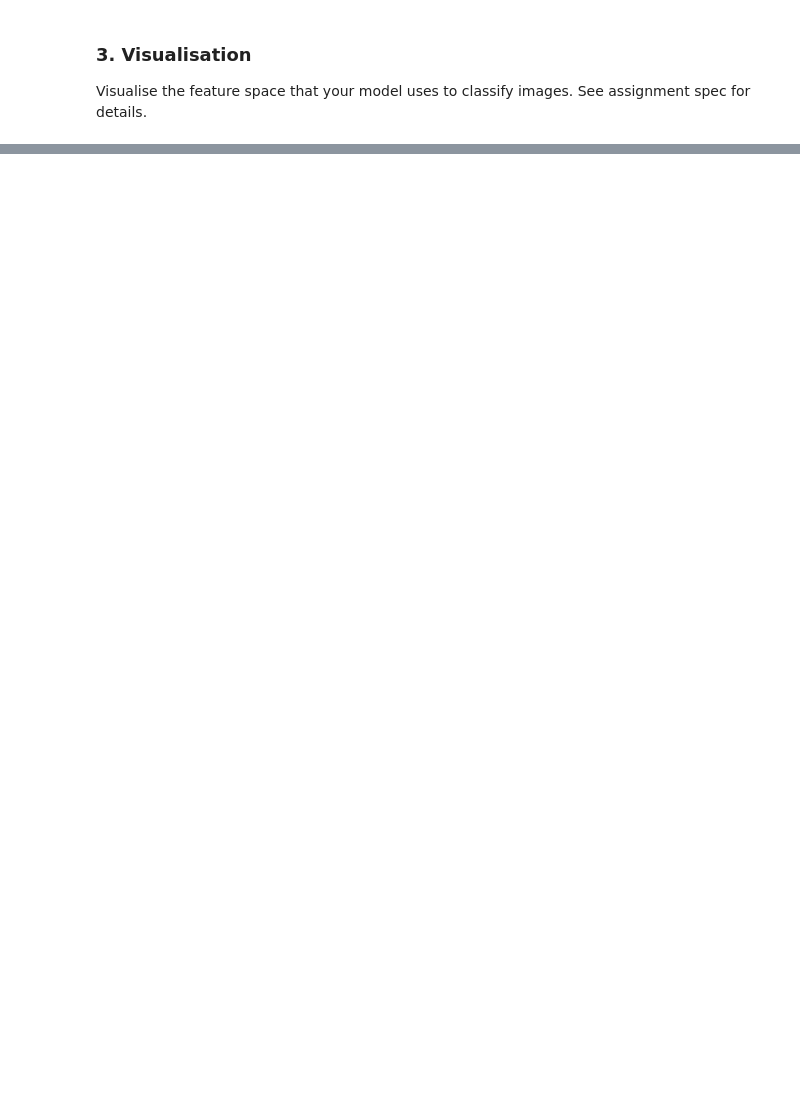
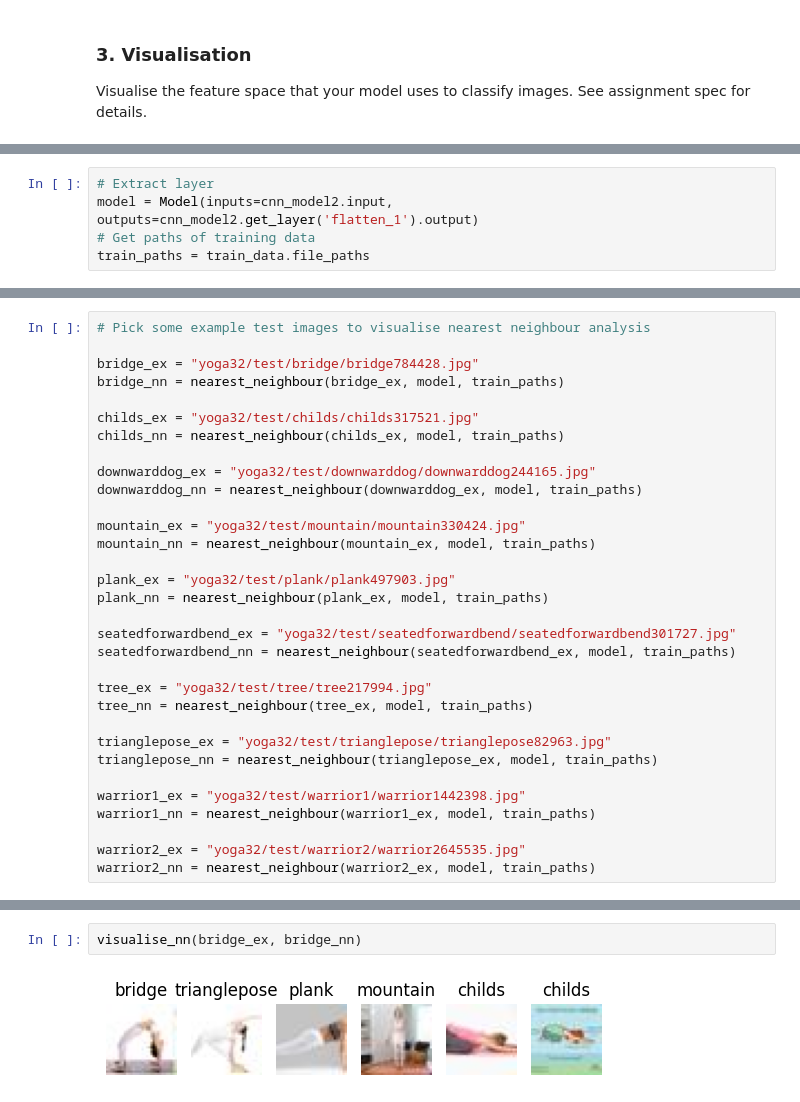
Before and after one commit to LOOP115/Image_Classification_CNN, a Jupyter notebook: code.ipynb, the cells around one changed output, grey strips where cells are left out. Cells and saved outputs as stored; diff of their text form; blank space fills up the shorter version.

```diff
--- a/code.ipynb
+++ b/code.ipynb
@@ -266,0 +282,5 @@ Visualise the feature space that your model uses to classify images. See assignm
+# %%
+# Extract layer
+model = Model(inputs=cnn_model2.input, outputs=cnn_model2.get_layer('flatten_1').output)
+# Get paths of training data
+train_paths = train_data.file_paths
@@ -266,0 +318,32 @@ Visualise the feature space that your model uses to classify images. See assignm
+# %%
+# Pick some example test images to visualise nearest neighbour analysis
+
+bridge_ex = "yoga32/test/bridge/bridge784428.jpg"
+bridge_nn = nearest_neighbour(bridge_ex, model, train_paths)
+
+childs_ex = "yoga32/test/childs/childs317521.jpg"
+childs_nn = nearest_neighbour(childs_ex, model, train_paths)
+
+downwarddog_ex = "yoga32/test/downwarddog/downwarddog244165.jpg"
+downwarddog_nn = nearest_neighbour(downwarddog_ex, model, train_paths)
+
+mountain_ex = "yoga32/test/mountain/mountain330424.jpg"
+mountain_nn = nearest_neighbour(mountain_ex, model, train_paths)
+
+plank_ex = "yoga32/test/plank/plank497903.jpg"
+plank_nn = nearest_neighbour(plank_ex, model, train_paths)
+
+seatedforwardbend_ex = "yoga32/test/seatedforwardbend/seatedforwardbend301727.jpg"
+seatedforwardbend_nn = nearest_neighbour(seatedforwardbend_ex, model, train_paths)
+
+tree_ex = "yoga32/test/tree/tree217994.jpg"
+tree_nn = nearest_neighbour(tree_ex, model, train_paths)
+
+trianglepose_ex = "yoga32/test/trianglepose/trianglepose82963.jpg"
+trianglepose_nn = nearest_neighbour(trianglepose_ex, model, train_paths)
+
+warrior1_ex = "yoga32/test/warrior1/warrior1442398.jpg"
+warrior1_nn = nearest_neighbour(warrior1_ex, model, train_paths)
+
+warrior2_ex = "yoga32/test/warrior2/warrior2645535.jpg"
+warrior2_nn = nearest_neighbour(warrior2_ex, model, train_paths)
@@ -266,0 +368,4 @@ Visualise the feature space that your model uses to classify images. See assignm
+# %%
+visualise_nn(bridge_ex, bridge_nn)
+# %% [output]
+[figure, added]
```
Also changed, not shown: parts of 20 cells of this notebook, 2 other files.
